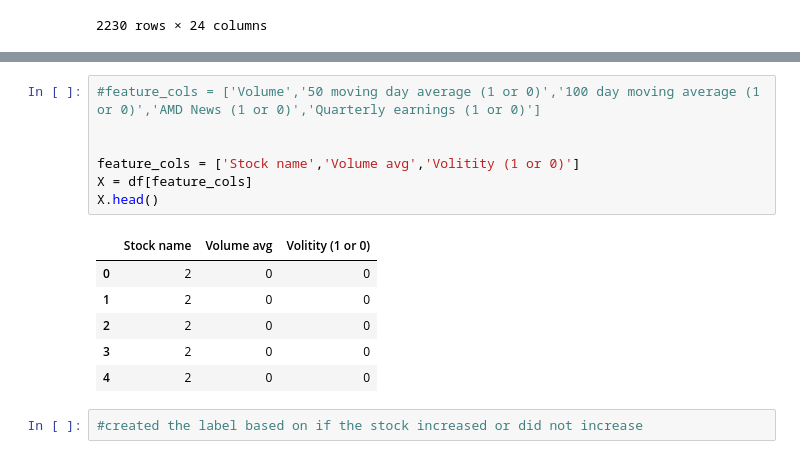
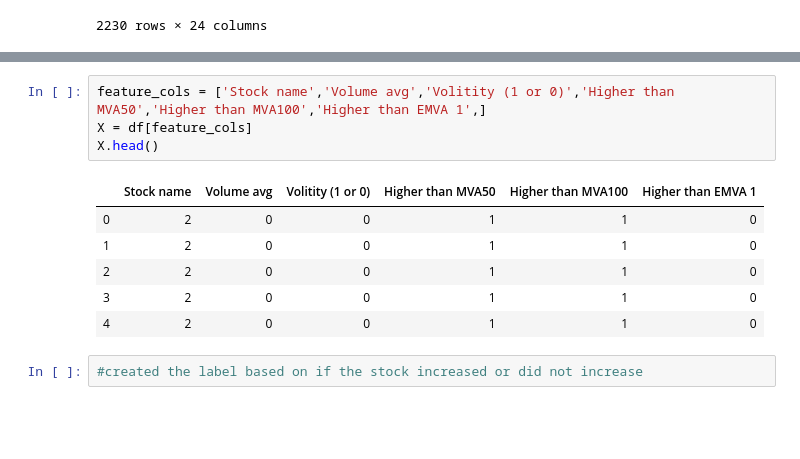
Before and after one commit to FinalformSora/StockML, a Jupyter notebook: PythonBets.ipynb, the cells around one changed output, grey strips where cells are left out. Drawn from its saved outputs; the diff is of its cells as text; blank space fills up the shorter version.

```diff
--- a/PythonBets.ipynb
+++ b/PythonBets.ipynb
@@ -56,17 +75,14 @@ df
-# %%
-#feature_cols = ['Volume','50 moving day average (1 or 0)','100 day moving average (1 or 0)','AMD News (1 or 0)','Quarterly earnings (1 or 0)']
-
-
-feature_cols = ['Stock name','Volume avg','Volitity (1 or 0)']
-X = df[feature_cols]
-X.head()
-# %% [output]
-|  | Stock name | Volume avg | Volitity (1 or 0) |
-| 0 | 2 | 0 | 0 |
-| 1 | 2 | 0 | 0 |
-| 2 | 2 | 0 | 0 |
-| 3 | 2 | 0 | 0 |
-| 4 | 2 | 0 | 0 |
+# %%
+feature_cols = ['Stock name','Volume avg','Volitity (1 or 0)','Higher than MVA50','Higher than MVA100','Higher than EMVA 1',]
+X = df[feature_cols]
+X.head()
+# %% [output]
+|  | Stock name | Volume avg | Volitity (1 or 0) | Higher than MVA50 | Higher than MVA100 | Higher than EMVA 1 |
+| 0 | 2 | 0 | 0 | 1 | 1 | 0 |
+| 1 | 2 | 0 | 0 | 1 | 1 | 0 |
+| 2 | 2 | 0 | 0 | 1 | 1 | 0 |
+| 3 | 2 | 0 | 0 | 1 | 1 | 0 |
+| 4 | 2 | 0 | 0 | 1 | 1 | 0 |
 # %%
 #created the label based on if the stock increased or did not increase
 # %%
```
Also changed, not shown: parts of 16 cells of this notebook, 1 other file.
